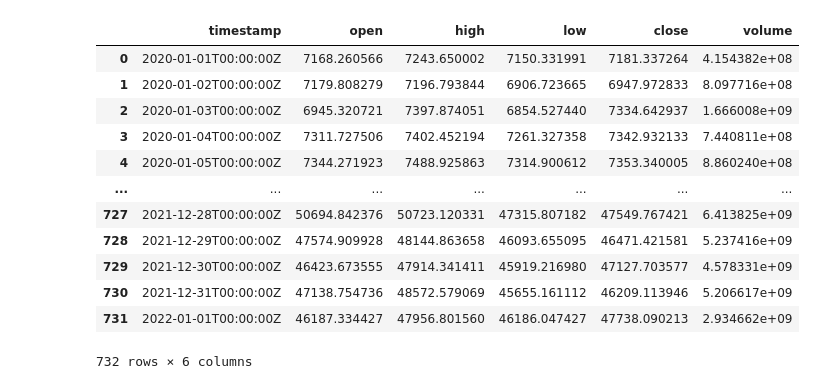
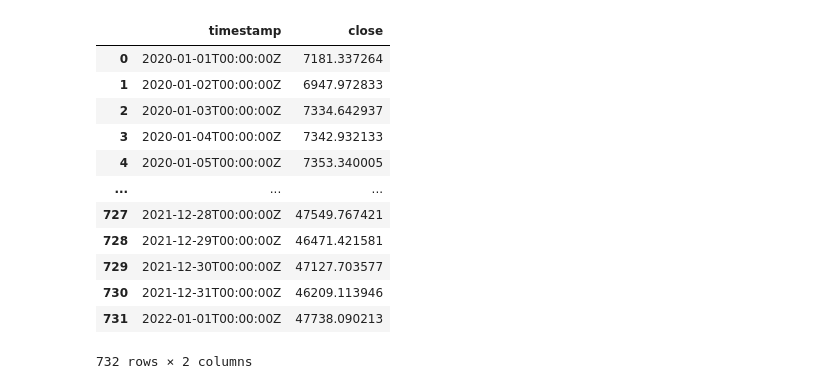
Before and after one commit to Channaholic/crypto-navigator, a Jupyter notebook: analyze.ipynb, the cells around one changed output. Cells and saved outputs as stored; diff of their text form; code cells hidden in the pictures.

```diff
--- a/analyze.ipynb
+++ b/analyze.ipynb
@@ -33,26 +39,28 @@ markets.head()
 | 2 | 0002b156-531b-4827-91c9-89ccc6a123af | 90bffaa1-cb56-4647-afb5-e67308bd9595 | f5f2202c-e28e-460e-a2a2-92bf3951c372 | 33f4a7e6-c4de-4883-bffb-d5f2119d55c6 | None | None | 1 | ... |
 | 3 | 00030799-f441-4b8e-a327-889537d4c62a | 19e0fd2a-2226-4552-80da-749a66953588 | a3b64831-4288-48bd-a3e7-eb4f77f6f740 | 938dec5f-c021-42a3-95da-6cece8497dc9 | None | None | 1 | ... |
 | 4 | 00053875-e43a-4fd3-b68d-c8a032986bbe | 63f8b808-0960-4bb1-bb19-07a0dc779976 | 98719313-ca66-404e-bcf1-afece03034f0 | 24c59e3e-73b0-4872-94e4-3e5959c315a6 | None | None | 1 | ... |
+# %%
+metric = 'close'
 # %%
 # btc data
 
 headers = { 'Content-type': 'application/json', "x-messari-api-key": API_KEY}
-payload = {'start':'2020-01-01', 'end':'2022-01-01','interval':'1d','format':'csv'}
-urlData = requests.get(url + 'assets/bitcoin/metrics/price/time-series',params=payload, headers = headers).content
+payload = {'start':'2020-01-01', 'end':'2022-01-01','interval':'1d','format':'csv','columns':metric}
+priceData = requests.get(url + 'assets/bitcoin/metrics/price/time-series',params=payload, headers = headers).content
 # %%
-rawData = pd.read_csv(io.StringIO(urlData.decode('utf-8')))
-rawData
+btc = pd.read_csv(io.StringIO(priceData.decode('utf-8')))
+btc
 # %% [output]
-|  | timestamp | open | high | low | close | volume |
-| 0 | 2020-01-01T00:00:00Z | 7168.260566 | 7243.650002 | 7150.331991 | 7181.337264 | 4.154382e+08 |
-| 1 | 2020-01-02T00:00:00Z | 7179.808279 | 7196.793844 | 6906.723665 | 6947.972833 | 8.097716e+08 |
-| 2 | 2020-01-03T00:00:00Z | 6945.320721 | 7397.874051 | 6854.527440 | 7334.642937 | 1.666008e+09 |
-| 3 | 2020-01-04T00:00:00Z | 7311.727506 | 7402.452194 | 7261.327358 | 7342.932133 | 7.440811e+08 |
-| 4 | 2020-01-05T00:00:00Z | 7344.271923 | 7488.925863 | 7314.900612 | 7353.340005 | 8.860240e+08 |
-| ... | ... | ... | ... | ... | ... | ... |
-| 727 | 2021-12-28T00:00:00Z | 50694.842376 | 50723.120331 | 47315.807182 | 47549.767421 | 6.413825e+09 |
-| 728 | 2021-12-29T00:00:00Z | 47574.909928 | 48144.863658 | 46093.655095 | 46471.421581 | 5.237416e+09 |
-| 729 | 2021-12-30T00:00:00Z | 46423.673555 | 47914.341411 | 45919.216980 | 47127.703577 | 4.578331e+09 |
-| 730 | 2021-12-31T00:00:00Z | 47138.754736 | 48572.579069 | 45655.161112 | 46209.113946 | 5.206617e+09 |
-| 731 | 2022-01-01T00:00:00Z | 46187.334427 | 47956.801560 | 46186.047427 | 47738.090213 | 2.934662e+09 |
+|  | timestamp | close |
+| 0 | 2020-01-01T00:00:00Z | 7181.337264 |
+| 1 | 2020-01-02T00:00:00Z | 6947.972833 |
+| 2 | 2020-01-03T00:00:00Z | 7334.642937 |
+| 3 | 2020-01-04T00:00:00Z | 7342.932133 |
+| 4 | 2020-01-05T00:00:00Z | 7353.340005 |
+| ... | ... | ... |
+| 727 | 2021-12-28T00:00:00Z | 47549.767421 |
+| 728 | 2021-12-29T00:00:00Z | 46471.421581 |
+| 729 | 2021-12-30T00:00:00Z | 47127.703577 |
+| 730 | 2021-12-31T00:00:00Z | 46209.113946 |
+| 731 | 2022-01-01T00:00:00Z | 47738.090213 |
-732 rows × 6 columns
+732 rows × 2 columns
```
Also changed, not shown: parts of 14 cells of this notebook.
